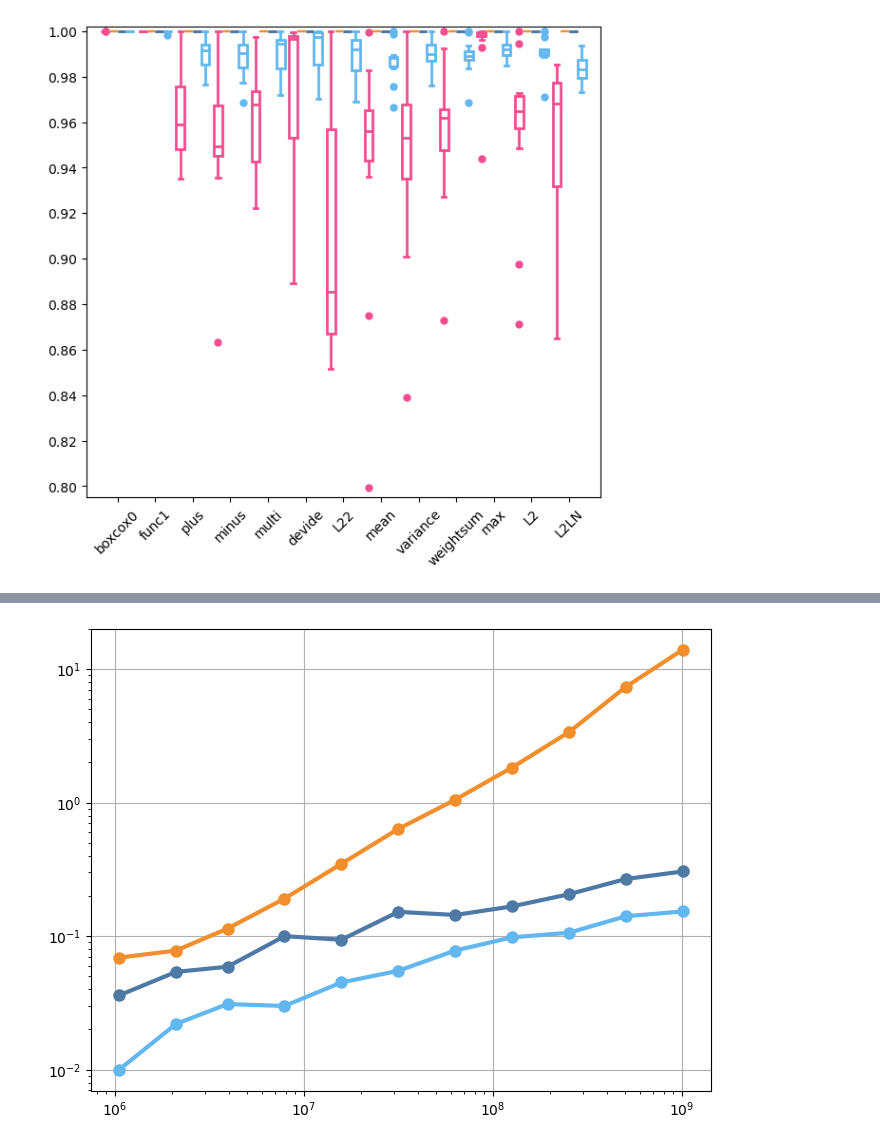
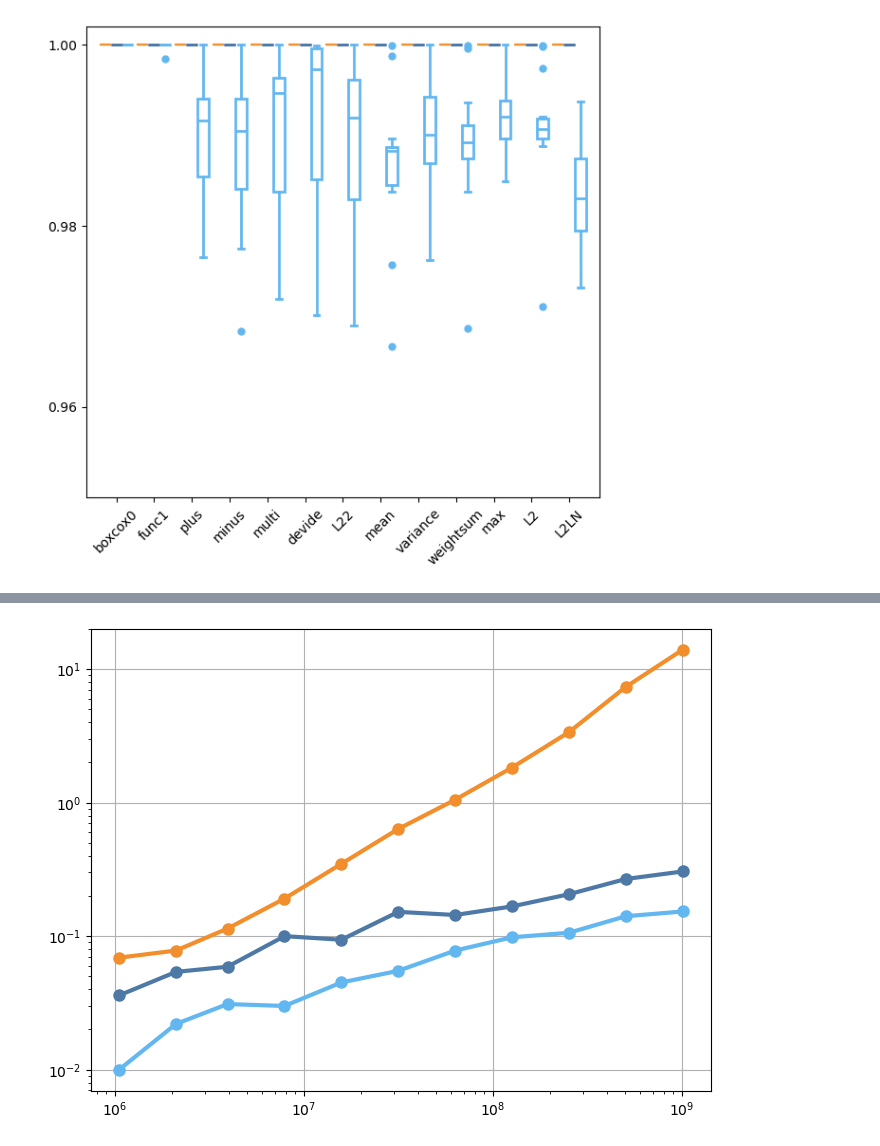
Before and after one commit to ChenXin360104/PIVOT, a Jupyter notebook: exp_analysis/ExperimentAnalysis.ipynb, the cells around one changed output, grey strips where cells are left out. Cells and saved outputs as stored; diff of their text form; code cells hidden in the pictures.

```diff
--- a/exp_analysis/ExperimentAnalysis.ipynb
+++ b/exp_analysis/ExperimentAnalysis.ipynb
@@ -15,59 +14,47 @@ plt.figure(figsize=(6.12, 6))
 
 plt.boxplot(
     patch_artist=True,
-    x=[df_OM3[(df_OM3['width'] == 600) & (df_OM3['function'] == i)]['ssim'] for i in func_list],
-    positions=np.arange(len(func_list))-0.33,
-    widths=0.22,
-    flierprops=dict(marker='o', markerfacecolor='#F14D8F', markeredgecolor='none', markersize=6),
-    boxprops=dict(color='#F14D8F', facecolor='#ffffff', linewidth=2),
-    medianprops=dict(color='#F14D8F', linewidth=2),
-    whiskerprops=dict(color='#F14D8F', linewidth=2),
-    capprops=dict(color='#F14D8F', linewidth=2),
-)
-
-plt.boxplot(
-    patch_artist=True,
     x=[[1.0] for i in func_list],
-    positions=np.arange(len(func_list))-0.11,
-    widths=0.22,
+    positions=np.arange(len(func_list))-0.3,
+    widths=0.3,
     flierprops=dict(marker='o', markerfacecolor='#F28E2B', markeredgecolor='none', markersize=6),
     boxprops=dict(color='#F28E2B', facecolor='#ffffff', linewidth=1.5),
     medianprops=dict(color='#F28E2B', linewidth=1.5),
     whiskerprops=dict(color='#F28E2B', linewidth=1.5),
     capprops=dict(color='#F28E2B', linewidth=1.5),
 )
 
 plt.boxplot(
     patch_artist=True,
     x=[df_ssim[(df_ssim['width'] == 600) & (df_ssim['function'] == i) & (np.isclose(df_ssim['errorbound'],0.0))]['ssim'] for i in func_list],
-    positions=np.arange(len(func_list))+0.11,
-    widths=0.22,
+    positions=np.arange(len(func_list)),
+    widths=0.3,
     flierprops=dict(marker='o', markerfacecolor='#4E79A7', markeredgecolor='none', markersize=6),
     boxprops=dict(color='#4E79A7', facecolor='#ffffff', linewidth=2),
     medianprops=dict(color='#4E79A7', linewidth=2),
     whiskerprops=dict(color='#4E79A7', linewidth=2),
     capprops=dict(color='#4E79A7', linewidth=2),
 )
 
 plt.boxplot(
     patch_artist=True,
     x=[df_ssim[(df_ssim['width'] == 600) & (df_ssim['function'] == i) & (np.isclose(df_ssim['errorbound'],0.05))]['ssim'] for i in func_list],
-    positions=np.arange(len(func_list))+0.33,
-    widths=0.22,
+    positions=np.arange(len(func_list))+0.3,
+    widths=0.3,
     flierprops=dict(marker='o', markerfacecolor='#62B7F0', markeredgecolor='none', markersize=6),
     boxprops=dict(color='#62B7F0', facecolor='#ffffff', linewidth=2),
     medianprops=dict(color='#62B7F0', linewidth=2),
     whiskerprops=dict(color='#62B7F0', linewidth=2),
     capprops=dict(color='#62B7F0', linewidth=2),
 )
 
 plt.xticks(np.arange(len(func_list)), func_list, rotation=45)
 plt.yticks(np.linspace(0.8, 1.0, 11))
-plt.ylim(0.795,1.002)
+plt.ylim(0.95,1.002)
 plt.tight_layout()
 plt.savefig('boxplot.svg')
 # %% [output]
-[figure, old version]
+[figure, new version]
 # %%
 # Create a box plot for each 'hue' level separately
 plt.figure(figsize=(11.7, 6))
```
Also changed, not shown: parts of 8 cells of this notebook.
